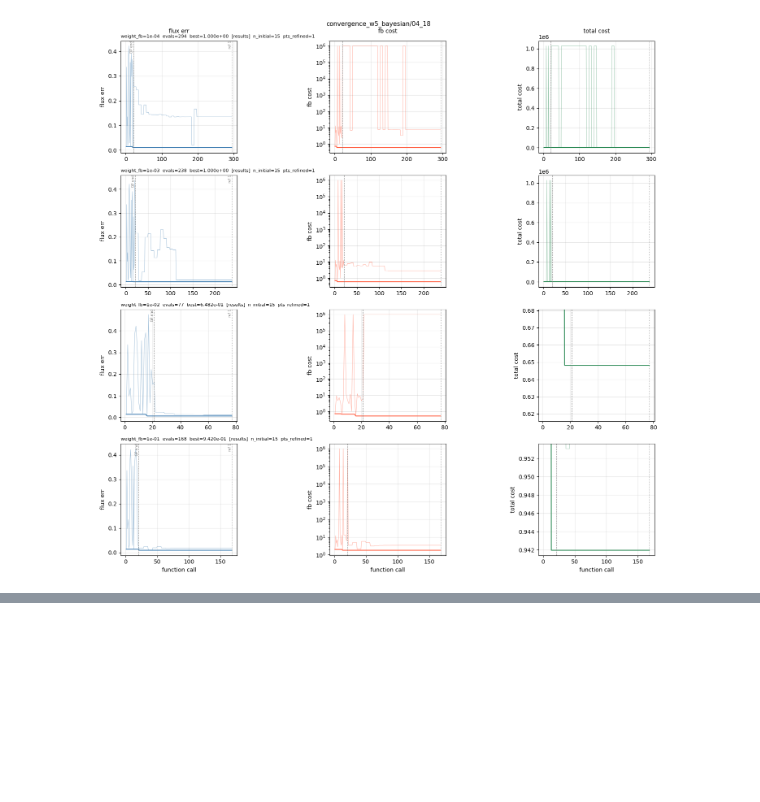
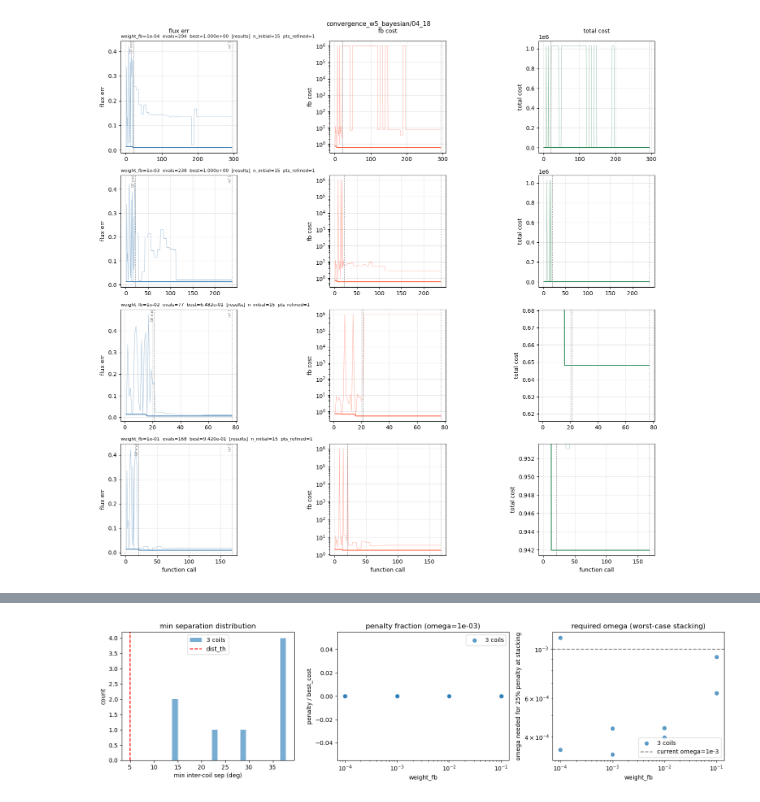
Before and after one commit to jeremslm/PF_location_optimization, a Jupyter notebook: notebooks/combined_boundary_analysis.ipynb, the cells around one changed output, grey strips where cells are left out. Saved outputs shown, nothing was run; the diff lists cells and outputs as text; code cells hidden in the pictures; blank space fills up the shorter version.

```diff
--- a/notebooks/combined_boundary_analysis.ipynb
+++ b/notebooks/combined_boundary_analysis.ipynb
@@ -459,0 +573,37 @@ for sweep in sorted(set(r['sweep'] for r in filtered)):
+# %%
+fig, axes = plt.subplots(1, 3, figsize=(15, 4))
+
+for nc, grp in odf.groupby('num_coils'):
+    axes[0].hist(grp['min_sep'].dropna(), bins=20, alpha=0.6, label=f'{int(nc)} coils')
+axes[0].axvline(x=float(odf['dist_th'].iloc[0]), color='r', linestyle='--', label='dist_th')
+axes[0].set_xlabel('min inter-coil sep (deg)')
+axes[0].set_ylabel('count')
+axes[0].set_title('min separation distribution')
+axes[0].legend()
+
+for nc, grp in odf.groupby('num_coils'):
+    axes[1].scatter(grp['weight_fb'], grp['pen_frac'], label=f'{int(nc)} coils', alpha=0.7)
+axes[1].set_xscale('log')
+axes[1].set_xlabel('weight_fb')
+axes[1].set_ylabel('penalty / best_cost')
+axes[1].set_title(f'penalty fraction (omega={float(odf["omega"].iloc[0]):.0e})')
+axes[1].legend()
+
+TARGET = 0.25
+for nc, grp in odf.groupby('num_coils'):
+    nc = int(nc)
+    n_pairs = nc * (nc - 1) // 2
+    omega_req = TARGET * grp['best_cost'] / (n_pairs * grp['dist_th']**2)
+    axes[2].scatter(grp['weight_fb'], omega_req, label=f'{nc} coils', alpha=0.7)
+axes[2].axhline(y=1e-3, color='gray', linestyle='--', label='current omega=1e-3')
+axes[2].set_xscale('log')
+axes[2].set_yscale('log')
+axes[2].set_xlabel('weight_fb')
+axes[2].set_ylabel('omega needed for 25% penalty at stacking')
+axes[2].set_title('required omega (worst-case stacking)')
+axes[2].legend()
+
+plt.tight_layout()
+plt.show()
+# %% [output]
+[figure, added]
```
Also changed, not shown: parts of 4 cells of this notebook, 2 other files.
